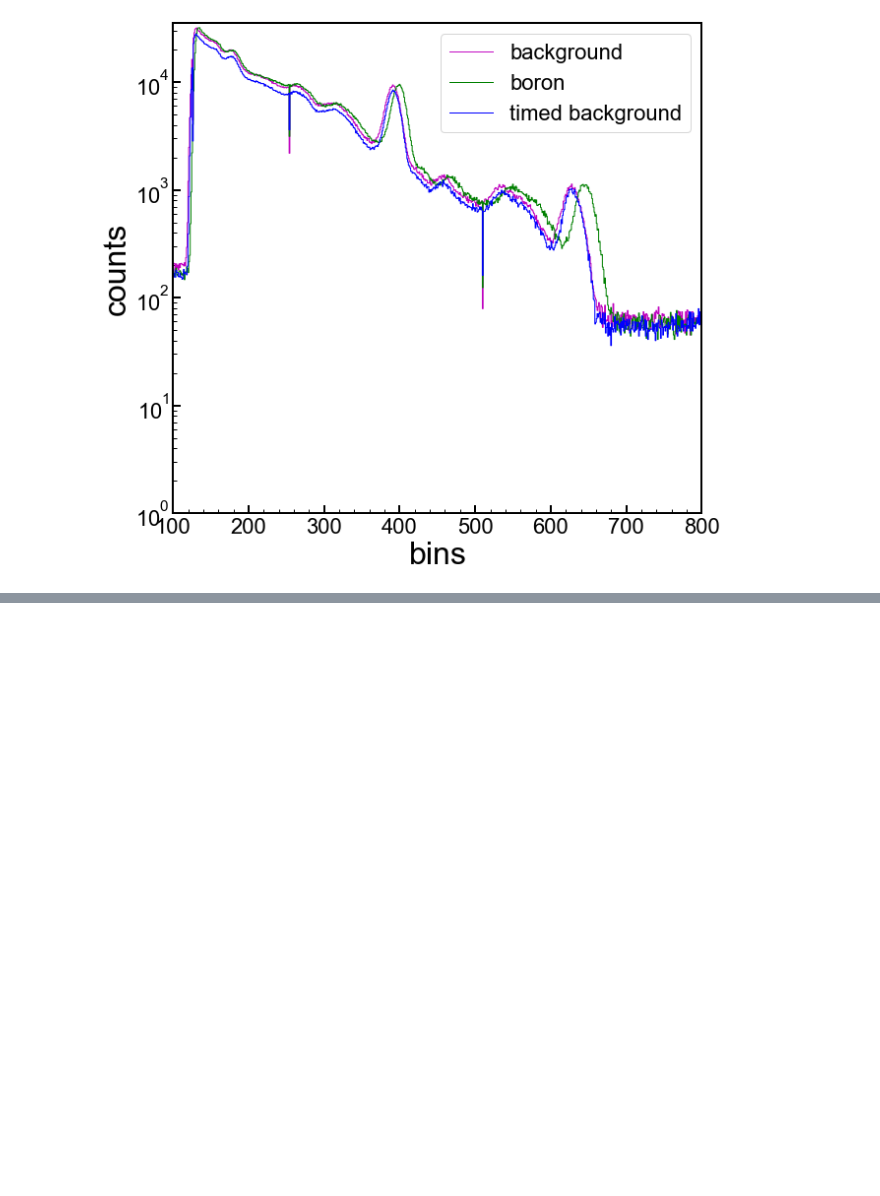
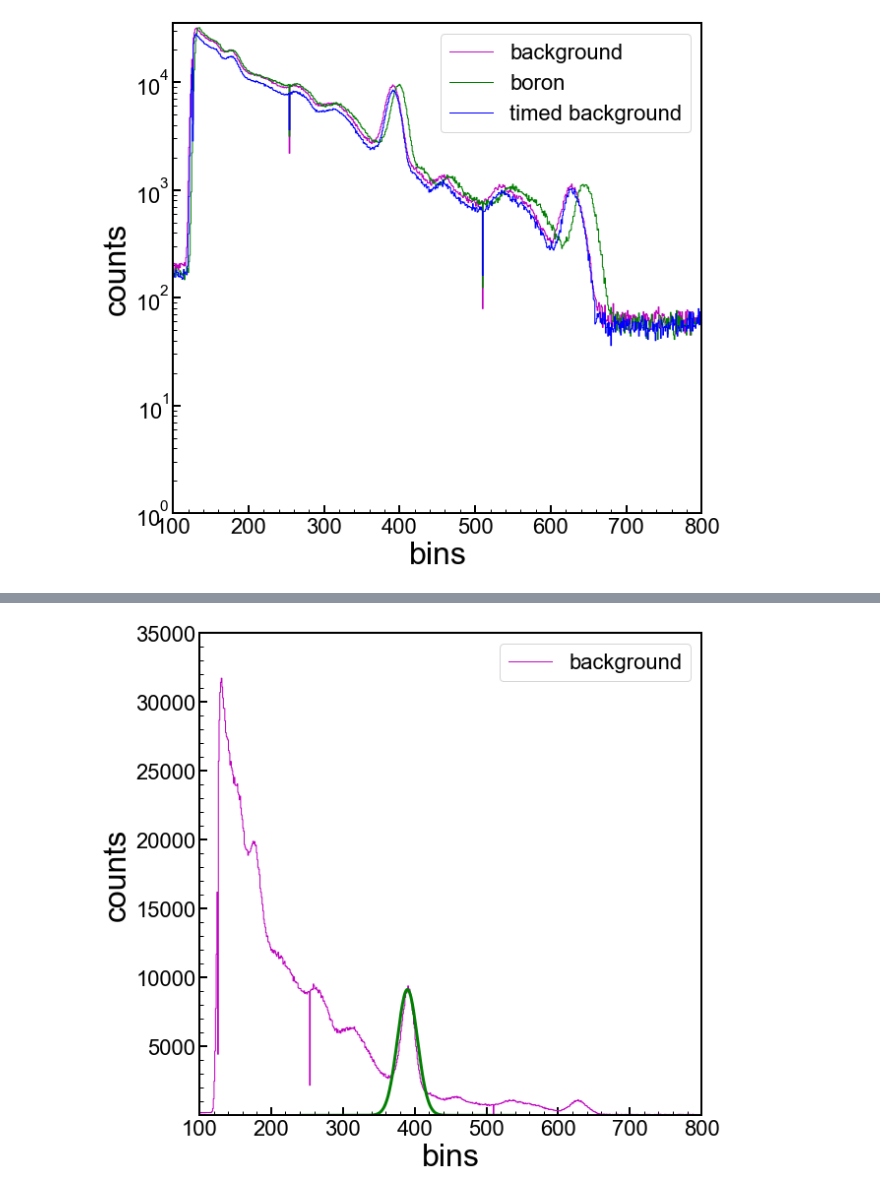
Before and after one commit to villano-lab/Boron-Absorption, a Jupyter notebook: therm-neut-meas/spectral-subtraction.ipynb, the cells around one changed output, grey strips where cells are left out. Cells and saved outputs as stored; diff of their text form; code cells hidden in the pictures; blank space fills up the shorter version.

```diff
--- a/therm-neut-meas/spectral-subtraction.ipynb
+++ b/therm-neut-meas/spectral-subtraction.ipynb
@@ -78,0 +137,9 @@ plt.show()
+# %%
+
+interpolated = interp(bknd_bins,bknd_cnts,k=5)
+interpolatey = interpolated(fine)
+# %%
+a=390
+gauss_params.add('m',value=a,vary=False)
+gauss_params.add('a',value=interpolatey[fine==a],vary=False)
+fit = gauss_mod.fit(interpolatey[abs(fine - a) < 150],gauss_params,x=fine[abs(fine - a) < 150])
@@ -78,0 +150,45 @@ plt.show()
+# %%
+#set up a 1d plot
+fig,axes = plt.subplots(1,1,figsize=(9.0,8.0),sharex=True)
+ax1 = axes
+
+blue = '#118DFA'
+xmin=100
+xmax=800
+stepsize=100
+#ax1.xaxis.set_ticks(np.arange(xmin, xmax, stepsize))
+#ax1.step(bknd_bins,bknd_cnts, where='mid',color='m', linestyle='-', \
+#            label='background', linewidth=2)
+ax1.step(bknd_bins,bknd_cnts,color='m',where='mid', linestyle='-',label='background', linewidth=1)
+plt.plot(fine[abs(fine - a) < 150],fit.best_fit,color='green',linewidth=3)
+
+
+ymin = 1.0
+ymax = 35000.0
+
+
+#ax1.fill_between(bknd_bins,np.zeros(np.shape(bknd_bins)),bknd_cnts,step='mid',facecolor='m',alpha=0.4, \
+#                 label='')
+
+
+
+ax1.set_yscale('linear')
+#ax1.set_yscale('log')
+ax1.set_xlim(xmin, xmax)
+ax1.set_ylim(ymin,ymax)
+ax1.set_xlabel(r'bins')
+ax1.set_ylabel('counts')
+#ax1.grid(True)
+#ax1.yaxis.grid(True,which='minor',linestyle='--')
+ax1.legend(loc=1,prop={'size':22})
+#ax1.legend(bbox_to_anchor=(1.04,1),borderaxespad=0,prop={'size':22})
+
+for axis in ['top','bottom','left','right']:
+  ax1.spines[axis].set_linewidth(2)
+
+plt.tight_layout()
+#plt.savefig('paper_figures/MSyieldHist_Figure3a.eps')
+#plt.savefig('paper_figures/MSyieldHist_Figure3a.pdf')
+plt.show()
+# %% [output]
+[figure, added]
```
Also changed, not shown: parts of 3 cells of this notebook.
